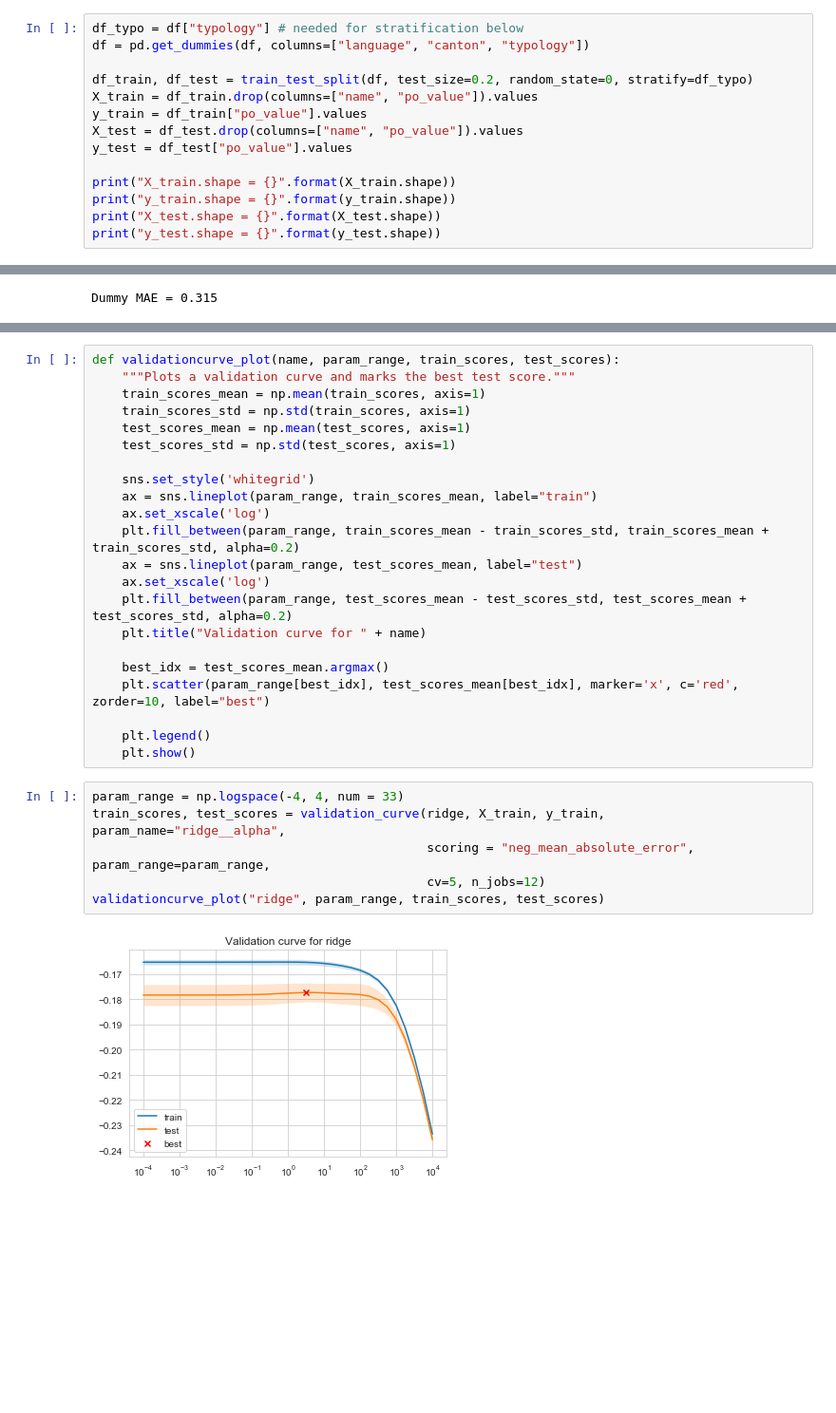
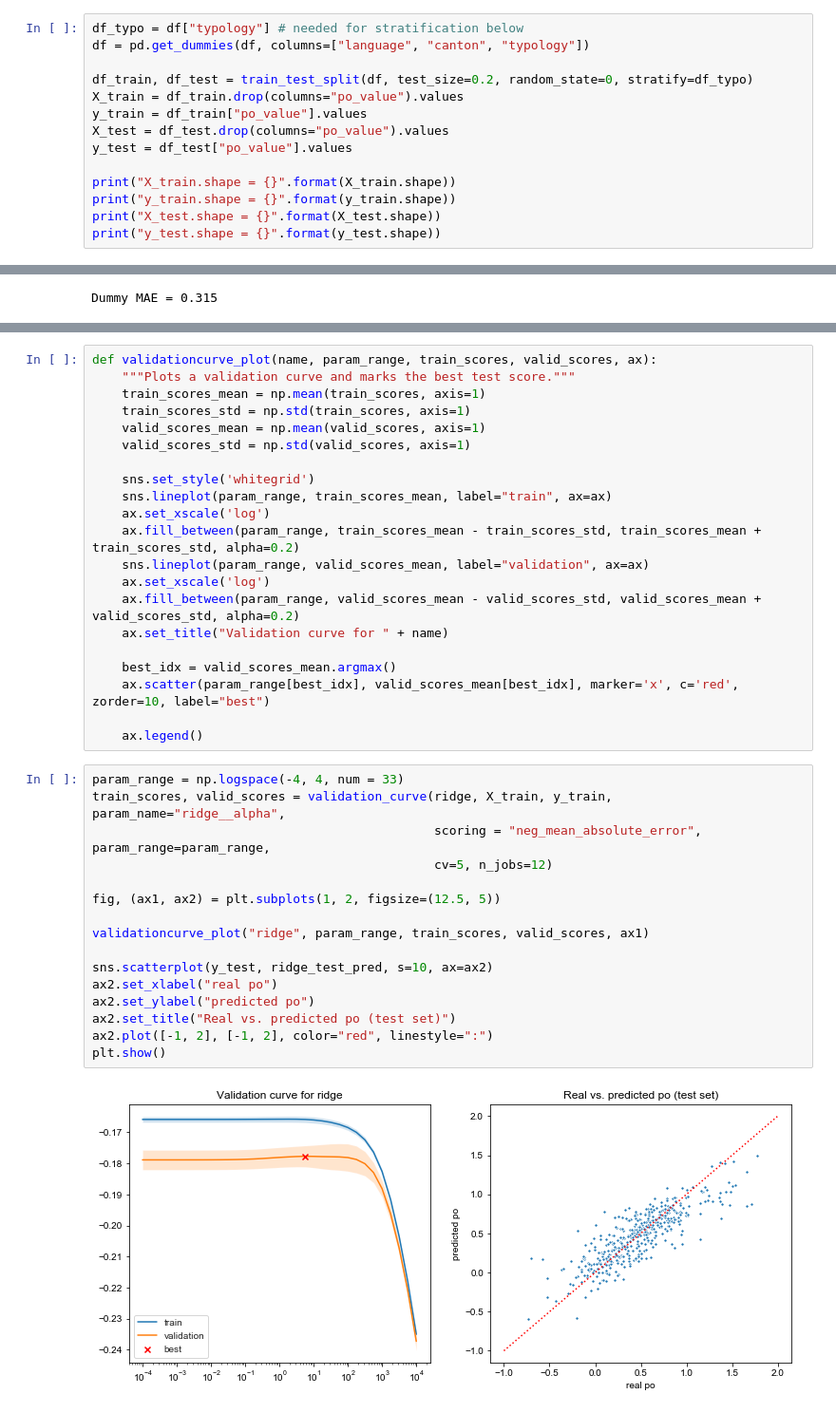
Before and after one commit to jschrein/epfl-exts-adsml-capstone-project, a Jupyter notebook: Linear Regression.ipynb, the cells around one changed output, grey strips where cells are left out. Shown: that part at 95% size. Drawn from its saved outputs; the diff is of its cells as text; blank space fills up the shorter version.

```diff
--- a/Linear Regression.ipynb
+++ b/Linear Regression.ipynb
@@ -20,9 +27,9 @@ df_typo = df["typology"] # needed for stratification below
 df = pd.get_dummies(df, columns=["language", "canton", "typology"])
 
 df_train, df_test = train_test_split(df, test_size=0.2, random_state=0, stratify=df_typo)
-X_train = df_train.drop(columns=["name", "po_value"]).values
+X_train = df_train.drop(columns="po_value").values
 y_train = df_train["po_value"].values
-X_test = df_test.drop(columns=["name", "po_value"]).values
+X_test = df_test.drop(columns="po_value").values
 y_test = df_test["po_value"].values
 
 print("X_train.shape = {}".format(X_train.shape))
@@ -76,30 +83,39 @@ Tuned Ridge R^2 = 0.700
 # %%
-def validationcurve_plot(name, param_range, train_scores, test_scores):
+def validationcurve_plot(name, param_range, train_scores, valid_scores, ax):
     """Plots a validation curve and marks the best test score."""
     train_scores_mean = np.mean(train_scores, axis=1)
     train_scores_std = np.std(train_scores, axis=1)
-    test_scores_mean = np.mean(test_scores, axis=1)
-    test_scores_std = np.std(test_scores, axis=1)
+    valid_scores_mean = np.mean(valid_scores, axis=1)
+    valid_scores_std = np.std(valid_scores, axis=1)
 
     sns.set_style('whitegrid')
-    ax = sns.lineplot(param_range, train_scores_mean, label="train")
+    sns.lineplot(param_range, train_scores_mean, label="train", ax=ax)
     ax.set_xscale('log')
-    plt.fill_between(param_range, train_scores_mean - train_scores_std, train_scores_mean + train_scores_std, alpha=0.2)
-    ax = sns.lineplot(param_range, test_scores_mean, label="test")
+    ax.fill_between(param_range, train_scores_mean - train_scores_std, train_scores_mean + train_scores_std, alpha=0.2)
+    sns.lineplot(param_range, valid_scores_mean, label="validation", ax=ax)
     ax.set_xscale('log')
-    plt.fill_between(param_range, test_scores_mean - test_scores_std, test_scores_mean + test_scores_std, alpha=0.2)
-    plt.title("Validation curve for " + name)
+    ax.fill_between(param_range, valid_scores_mean - valid_scores_std, valid_scores_mean + valid_scores_std, alpha=0.2)
+    ax.set_title("Validation curve for " + name)
 
-    best_idx = test_scores_mean.argmax()
-    plt.scatter(param_range[best_idx], test_scores_mean[best_idx], marker='x', c='red', zorder=10, label="best")
+    best_idx = valid_scores_mean.argmax()
+    ax.scatter(param_range[best_idx], valid_scores_mean[best_idx], marker='x', c='red', zorder=10, label="best")
 
-    plt.legend()
-    plt.show()
+    ax.legend()
 # %%
 param_range = np.logspace(-4, 4, num = 33)
-train_scores, test_scores = validation_curve(ridge, X_train, y_train, param_name="ridge__alpha",
-                                             scoring = "neg_mean_absolute_error", param_range=param_range,
-                                             cv=5, n_jobs=12)
-validationcurve_plot("ridge", param_range, train_scores, test_scores)
+train_scores, valid_scores = validation_curve(ridge, X_train, y_train, param_name="ridge__alpha",
+                                              scoring = "neg_mean_absolute_error", param_range=param_range,
+                                              cv=5, n_jobs=12)
+
+fig, (ax1, ax2) = plt.subplots(1, 2, figsize=(12.5, 5))
+
+validationcurve_plot("ridge", param_range, train_scores, valid_scores, ax1)
+
+sns.scatterplot(y_test, ridge_test_pred, s=10, ax=ax2)
+ax2.set_xlabel("real po")
+ax2.set_ylabel("predicted po")
+ax2.set_title("Real vs. predicted po (test set)")
+ax2.plot([-1, 2], [-1, 2], color="red", linestyle=":")
+plt.show()
 # %% [output]
-[figure, old version]
+[figure, new version]
```
Also changed, not shown: parts of 12 cells of this notebook.
